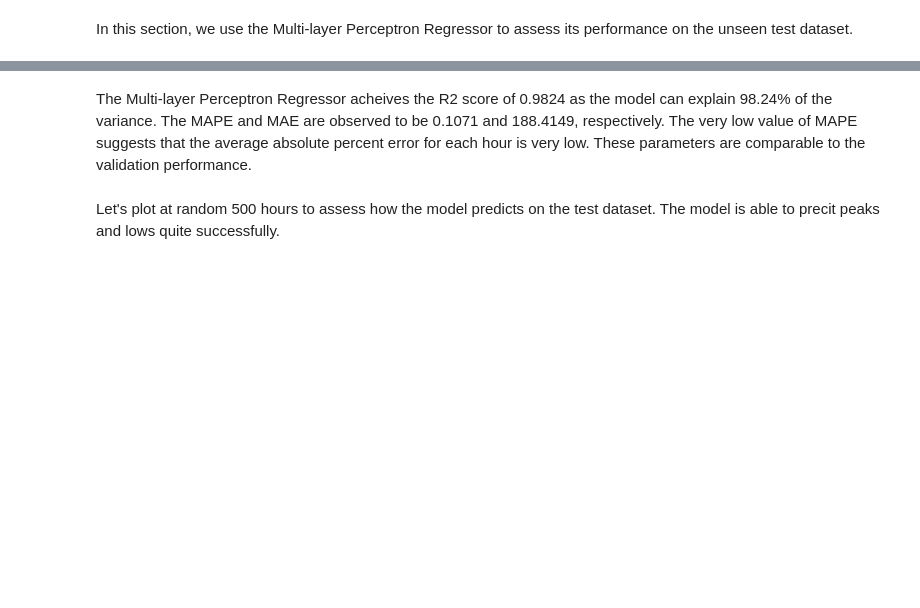
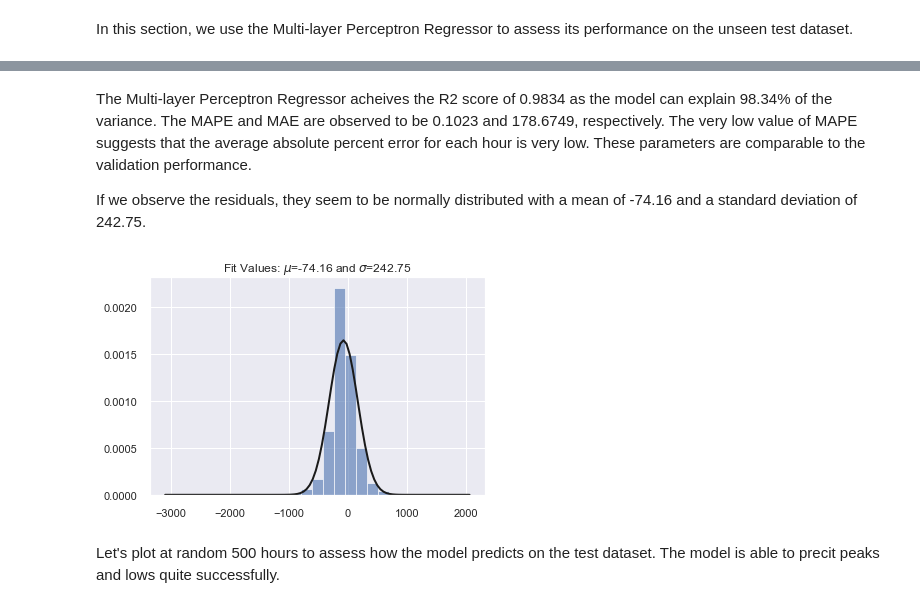
Before and after one commit to salilrsharma/My-Data-Science-Portfolio, a Jupyter notebook: Traffic volume prediction.ipynb, the cells around one changed output, grey strips where cells are left out. Saved outputs shown, nothing was run; the diff lists cells and outputs as text; code cells hidden in the pictures; blank space fills up the shorter version.

```diff
--- a/Traffic volume prediction.ipynb
+++ b/Traffic volume prediction.ipynb
@@ -499,5 +499,32 @@ MLP 0.9824 0.1071 188.4149
 # %% [markdown]
-The Multi-layer Perceptron Regressor acheives the R2 score of 0.9824 as the model can explain 98.24% of the variance. The MAPE and MAE are observed to be 0.1071 and 188.4149, respectively. The very low value of MAPE suggests that the average absolute percent error for each hour is very low. These parameters are comparable to the validation performance.
+The Multi-layer Perceptron Regressor acheives the R2 score of 0.9834 as the model can explain 98.34% of the variance. The MAPE and MAE are observed to be 0.1023 and 178.6749, respectively. The very low value of MAPE suggests that the average absolute percent error for each hour is very low. These parameters are comparable to the validation performance.
+
+If we observe the residuals, they seem to be normally distributed with a mean of -74.16 and a standard deviation of 242.75.
+# %%
+from scipy.stats import norm
+
+data = y_test-y_pred
+
+# Fit a normal distribution to
+# the data:
+# mean and standard deviation
+mu, std = norm.fit(data)
+
+# Plot the histogram.
+plt.hist(data, bins=25, density=True, alpha=0.6, color='b')
+
+# Plot the PDF.
+xmin, xmax = plt.xlim()
+x = np.linspace(xmin, xmax, 100)
+p = norm.pdf(x, mu, std)
+
+plt.plot(x, p, 'k', linewidth=2)
+title = "Fit Values: $\mu$={:.2f} and $\sigma$={:.2f}".format(mu, std)
+plt.title(title)
+
+plt.show()
+# %% [output]
+[figure, added]
 # %% [markdown]
 Let's plot at random 500 hours to assess how the model predicts on the test dataset. The model is able to precit peaks and lows quite successfully.
 # %%
```
Also changed, not shown: parts of 15 cells of this notebook.
